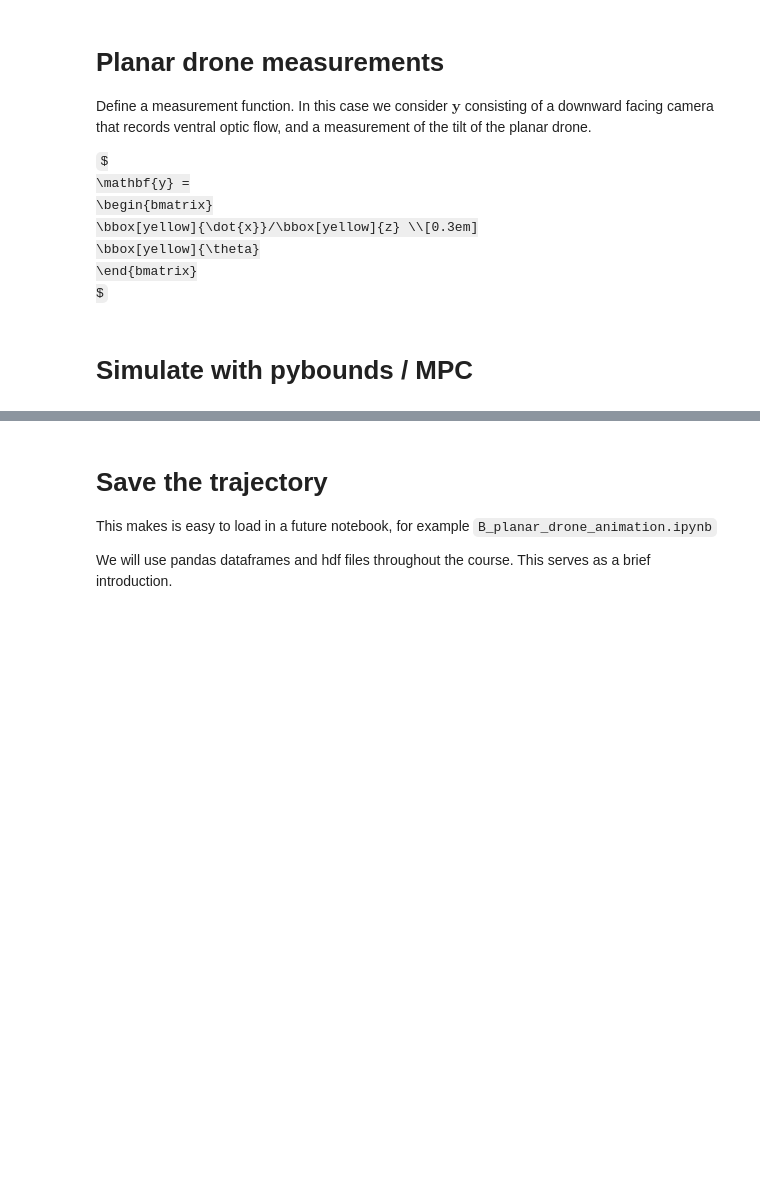
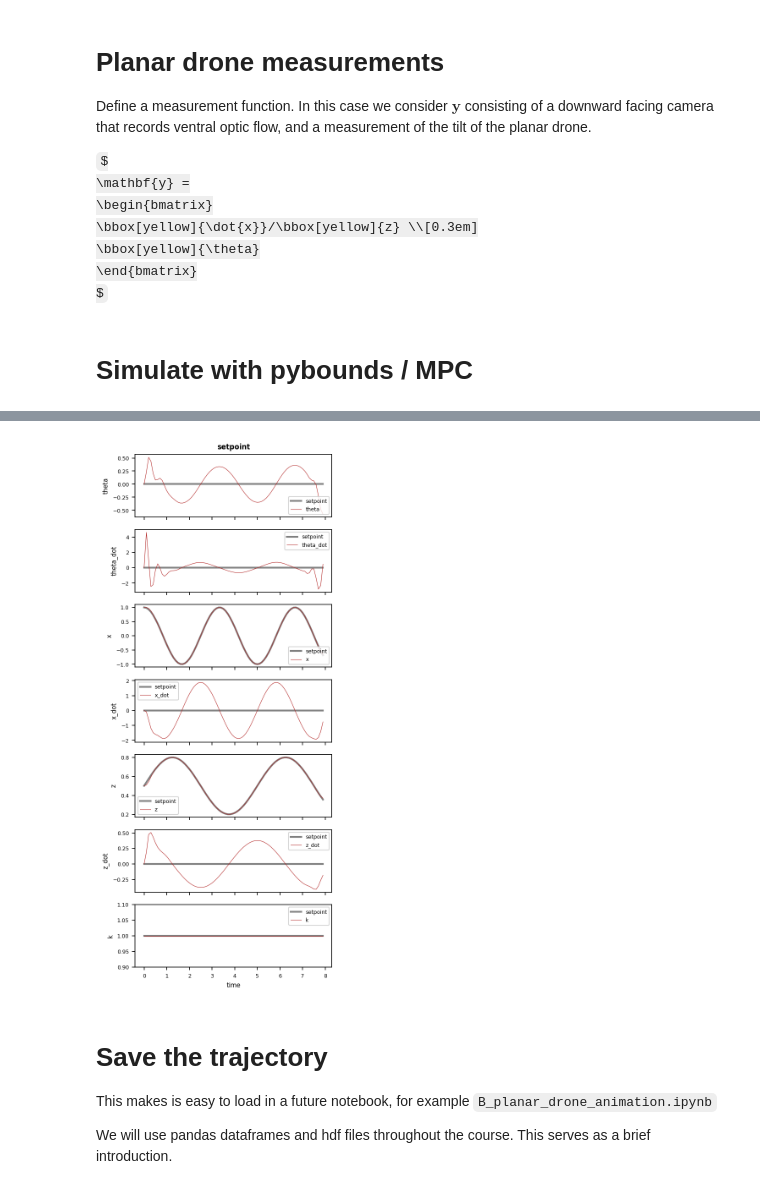
Before and after one commit to florisvb/Nonlinear_and_Data_Driven_Estimation, a Jupyter notebook: Lesson_1_Dynamics_Demo/A_planar_drone_dynamics.ipynb, the cells around one changed output, grey strips where cells are left out. Cells and saved outputs as stored; diff of their text form; code cells hidden in the pictures; some formulas as TeX source; blank space fills up the shorter version.

```diff
--- a/Lesson_1_Dynamics_Demo/A_planar_drone_dynamics.ipynb
+++ b/Lesson_1_Dynamics_Demo/A_planar_drone_dynamics.ipynb
@@ -131,7 +131,7 @@ We will use this same format many times, for evaluating observability and Kalman
 
 <span style="color:blue;">AI tip: try an LLM to convert a picture of the dynamics, or the latex code, to a python function. You may have to correct it!
 # %%
-def f(x_vec, u_vec, m=m, g=g, L=L, I=Iyy):
+def f_no_drag(x_vec, u_vec, m=m, g=g, L=L, I=Iyy):
     """
     Continuous time dynamics function for the system shown in the equation.
 
@@ -170,7 +170,7 @@ def f(x_vec, u_vec, m=m, g=g, L=L, I=Iyy):
     f0_contribution = np.array([ theta_dot,
                                  0,
                                  x_dot,
-                                 -np.sign(x_dot)*C*x_dot**2/m,
+                                 0,
                                  z_dot,
                                  -g / m,
                                  0])
@@ -423,3 +429,45 @@ simulator.plot('setpoint')
+# %%
+simulator = pybounds.Simulator(f_no_drag, h, dt=dt, state_names=state_names,
+                               input_names=input_names, measurement_names=measurement_names, mpc_horizon=10)
+
+# First define the set-point(s) to follow
+tsim = np.arange(0, 8.0, step=dt)
+NA = np.zeros_like(tsim)
+setpoint = {'theta': NA,
+            'theta_dot': NA,
+            'x': 1.0*np.cos(2*np.pi*tsim*0.3),  # ground speed changes as a sinusoid
+            'x_dot': NA,
+            'z': 0.3*np.sin(2*np.pi*tsim*0.2)+0.5, # altitude also oscillates
+            'z_dot': NA,
+            'k': np.ones_like(tsim),
+           }
+
+# Update the simulator set-point
+simulator.update_dict(setpoint, name='setpoint')
+
+# Define MPC cost function: penalize the squared error between the setpoint for g and the true g
+cost_x = (simulator.model.x['x'] - simulator.model.tvp['x_set']) ** 2
+cost_z = (simulator.model.x['z'] - simulator.model.tvp['z_set']) ** 2
+cost_k = (simulator.model.x['k'] - simulator.model.tvp['k_set']) ** 2
+cost = cost_x + cost_z #+ cost_k
+
+# Set cost function
+simulator.mpc.set_objective(mterm=cost, lterm=cost)  # objective function
+
+# Set input penalty: make this small for accurate state tracking
+simulator.mpc.set_rterm(j1=1e-4, j2=1e-4)
+
+simulator.mpc.bounds['lower', '_x', 'theta'] = -np.pi/4
+simulator.mpc.bounds['upper', '_x', 'theta'] = np.pi/4
+simulator.mpc.bounds['lower', '_x', 'z'] = 0.0
+
+simulator.mpc.bounds['lower', '_u', 'j2'] = 0.0
+
+# Run simulation using MPC
+t_sim, x_sim, u_sim, y_sim = simulator.simulate(x0=None, u=None, mpc=True, return_full_output=True)
+simulator.plot('setpoint')
+# %% [output]
+[figure, added]
 # %% [markdown]
 # Save the trajectory
 
```
Also changed, not shown: parts of 7 cells of this notebook.
